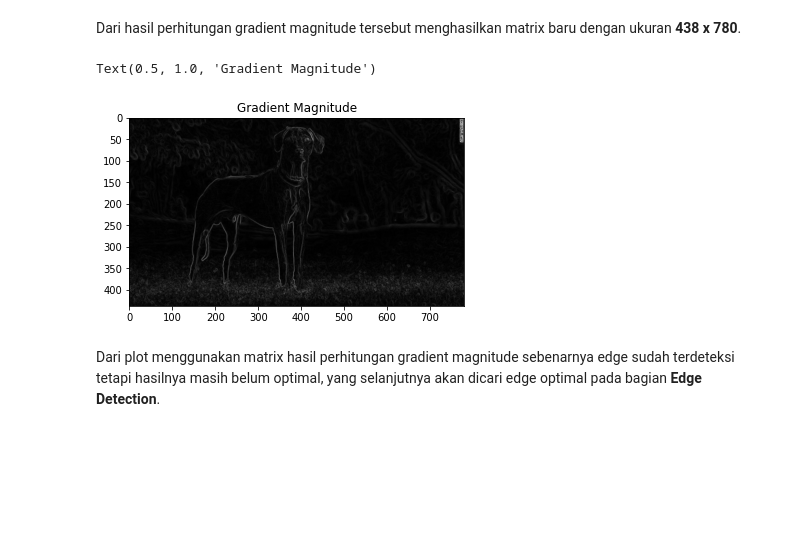
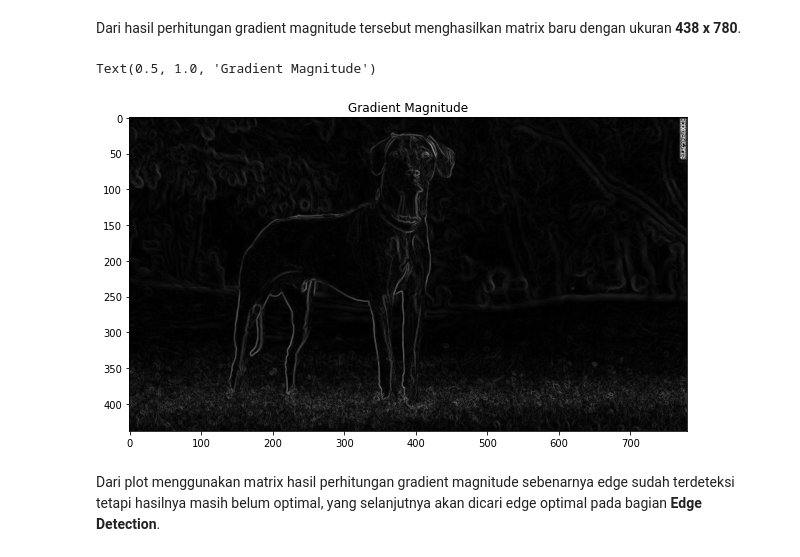
Before and after one commit to Penzragon/h8dsft_P0W2, a Jupyter notebook: script.ipynb, the cells around one changed output. Cells and saved outputs as stored; diff of their text form; code cells hidden in the pictures; blank space fills up the shorter version.

```diff
--- a/script.ipynb
+++ b/script.ipynb
@@ -238,11 +238,12 @@ magnitude.shape
 # %% [markdown]
 Dari hasil perhitungan gradient magnitude tersebut menghasilkan matrix baru dengan ukuran **438 x 780**.
 # %%
+fig = plt.figure(figsize=(10, 20))
 plt.imshow(magnitude, cmap='gray')
 plt.title('Gradient Magnitude')
 # %% [output]
 Text(0.5, 1.0, 'Gradient Magnitude')
-[figure, old version]
+[figure, new version]
 # %% [markdown]
 Dari plot menggunakan matrix hasil perhitungan gradient magnitude sebenarnya edge sudah terdeteksi tetapi hasilnya masih belum optimal, yang selanjutnya akan dicari edge optimal pada bagian **Edge Detection**.
 # %% [markdown]
```
Also changed, not shown: parts of 9 cells of this notebook.
